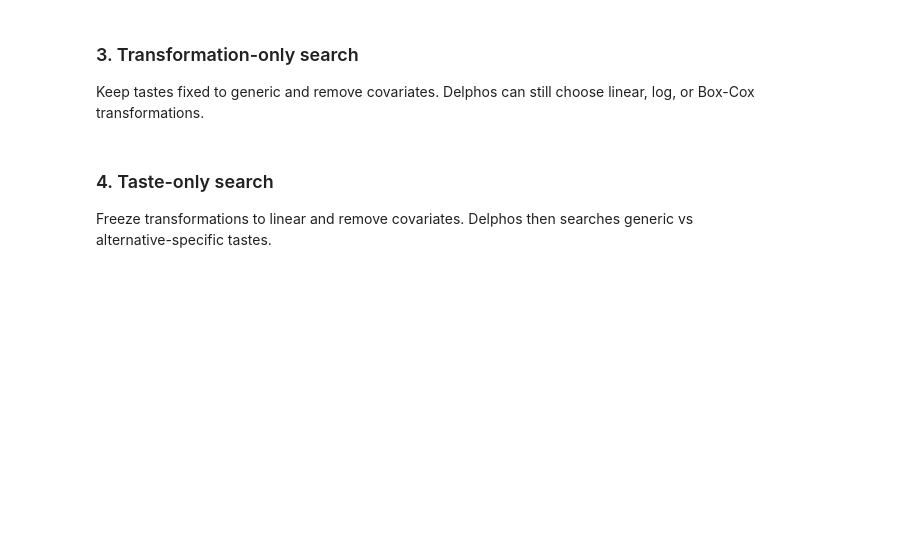
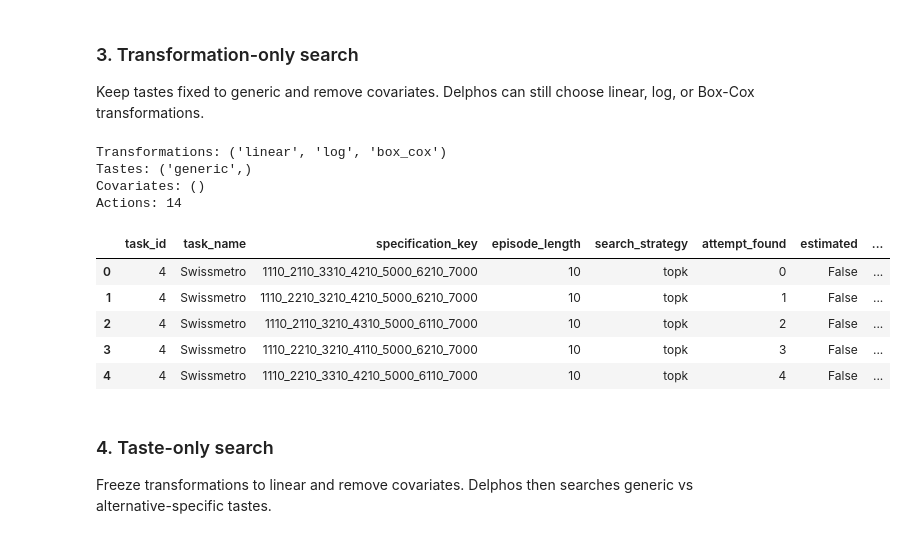
Before and after one commit to gnova3/Delphos, a Jupyter notebook: tutorials/02_modelling_space.ipynb, the cells around one changed output. Saved outputs shown, nothing was run; the diff lists cells and outputs as text; code cells hidden in the pictures; blank space fills up the shorter version.

```diff
--- a/tutorials/02_modelling_space.ipynb
+++ b/tutorials/02_modelling_space.ipynb
@@ -55,23 +64,38 @@ print("Default task actions:", count_task_actions(task))
 ### 3. Transformation-only search
 
 Keep tastes fixed to generic and remove covariates. Delphos can still choose linear, log, or Box-Cox transformations.
+# %%
+transformation_task = dp.configure_modelling_space(
+    task,
+    tastes=["generic"],
+    covariates=[],
+)
+
+print("Transformations:", transformation_task.transform_names)
+print("Tastes:", transformation_task.taste_names)
+print("Covariates:", transformation_task.covariate_names)
+print("Actions:", count_task_actions(transformation_task))
+
+transformation_models = agent.propose(
+    transformation_task,
+    n_models=5,
+    estimated = True
+)
+# %% [output]
+Transformations: ('linear', 'log', 'box_cox')
+Tastes: ('generic',)
+Covariates: ()
+Actions: 14
 # %%
-transformation_task = dp.configure_modelling_space(
-    task,
-    tastes=["generic"],
-    covariates=[],
-)
 
-print("Transformations:", transformation_task.transform_names)
-print("Tastes:", transformation_task.taste_names)
-print("Covariates:", transformation_task.covariate_names)
-print("Actions:", count_task_actions(transformation_task))
-
-transformation_models = agent.propose(
-    transformation_task,
-    n_models=3
-)
 transformation_models.to_dataframe()
+# %% [output]
+|  | task_id | task_name | specification_key | episode_length | search_strategy | attempt_found | estimated | ... |
+| 0 | 4 | Swissmetro | 1110_2110_3310_4210_5000_6210_7000 | 10 | topk | 0 | False | ... |
+| 1 | 4 | Swissmetro | 1110_2210_3210_4210_5000_6210_7000 | 10 | topk | 1 | False | ... |
+| 2 | 4 | Swissmetro | 1110_2110_3210_4310_5000_6110_7000 | 10 | topk | 2 | False | ... |
+| 3 | 4 | Swissmetro | 1110_2210_3210_4110_5000_6210_7000 | 10 | topk | 3 | False | ... |
+| 4 | 4 | Swissmetro | 1110_2210_3310_4210_5000_6110_7000 | 10 | topk | 4 | False | ... |
 # %% [markdown]
 ### 4. Taste-only search
 
```
Also changed, not shown: parts of 3 cells of this notebook, 6 other files.
